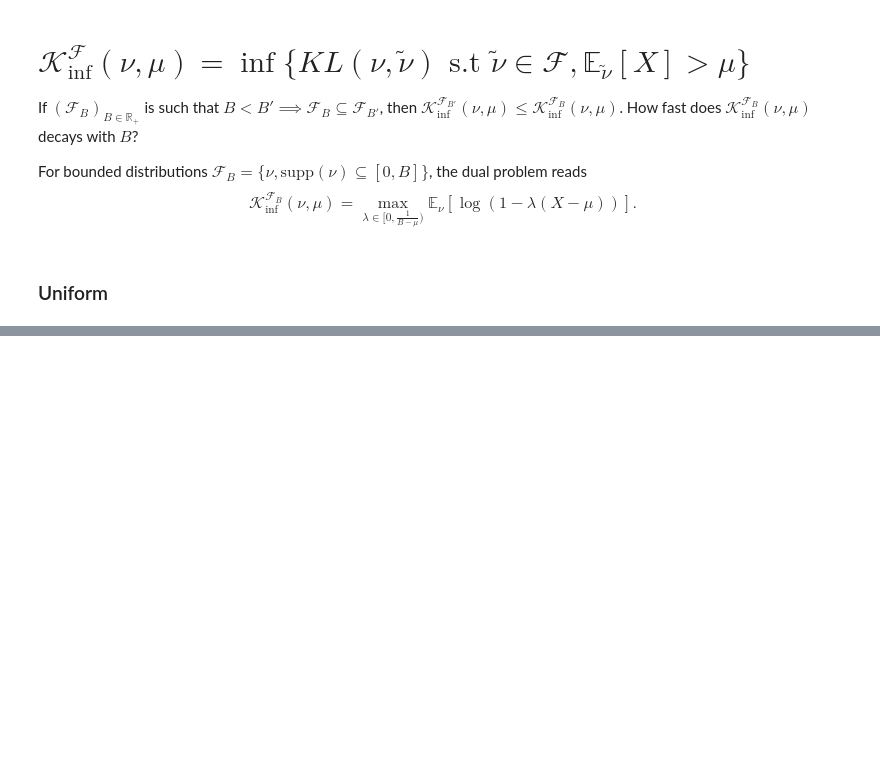
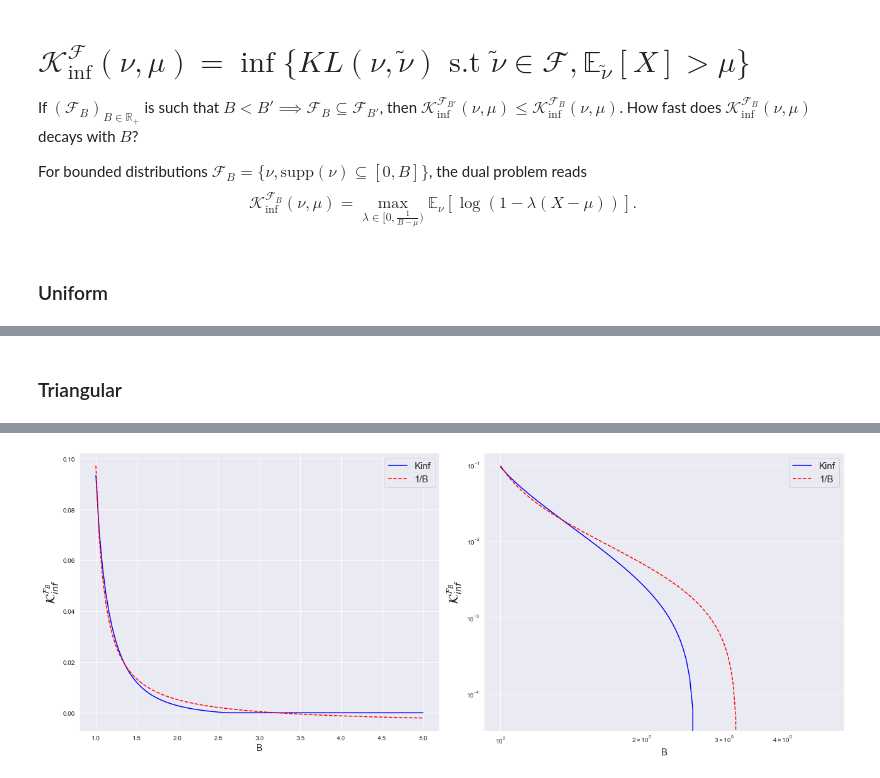
Before and after one commit to sauxpa/ML_101, a Jupyter notebook: k_inf_growth.ipynb, the cells around one changed output, grey strips where cells are left out. Saved outputs shown, nothing was run; the diff lists cells and outputs as text; code cells hidden in the pictures; blank space fills up the shorter version.

Commit message:
add triang

```diff
--- a/k_inf_growth.ipynb
+++ b/k_inf_growth.ipynb
@@ -40,14 +47,9 @@ def Kinf(p, mu, B):
 # %% [markdown]
 ### Uniform
 # %%
-mu = 0.51
+def p(x): return 1
+kinfs = np.array([Kinf(p, mu, b) for b in tqdm(B)])
 
-def p(x): return 1
-B = np.linspace(1, 5, 100)
-kinfs = np.array([Kinf(p, mu, b) for b in B])
-
-def inv_trend(x, a, b, c):
-    return a / (x + b) + c
 popt, _ = curve_fit(inv_trend, B, kinfs, p0=(1.0, 0.0, 0.0))
 fitted_trend = lambda x: inv_trend(x, popt[0], popt[1], popt[2])
 
@@ -74 +77,31 @@ with sns.axes_style('darkgrid'):
 [figure]
+# %% [markdown]
+### Triangular
+# %%
+def p(x):
+    return 4 * np.clip(0.5-np.abs(x-0.5), 0, 1)
+kinfs = np.array([Kinf(p, mu, b) for b in tqdm(B)])
+
+popt, _ = curve_fit(inv_trend, B, kinfs, p0=(1.0, 0.0, 0.0))
+fitted_trend = lambda x: inv_trend(x, popt[0], popt[1], popt[2])
+
+with sns.axes_style('darkgrid'):
+    fig, axes = plt.subplots(figsize=(18, 7), nrows=1, ncols=2)
+
+    ax = axes[0]
+    ax.plot(B, kinfs, color='blue', label='Kinf')
+    ax.plot(B, fitted_trend(B), 'red', linestyle='dashed', label='1/B')
+    ax.legend(loc='upper right', prop={'size': 15})
+    ax.set_xlabel('B', fontsize=15)
+    ax.set_ylabel('$\mathcal{K}_{inf}^{\mathcal{F}_B}$', fontsize=20)
+
+    ax = axes[1]
+    ax.loglog(B, kinfs, color='blue', label='Kinf')
+    ax.loglog(B, fitted_trend(B), 'red', linestyle='dashed', label='1/B')
+    ax.legend(loc='upper right', prop={'size': 15})
+    ax.set_xlabel('B', fontsize=15)
+    ax.set_ylabel('$\mathcal{K}_{inf}^{\mathcal{F}_B}$', fontsize=20)
+
+    plt.tight_layout()
+    plt.show()
+# %% [output]
@@ -74,0 +109 @@ with sns.axes_style('darkgrid'):
+[figure, added]
```
Also changed, not shown: parts of 5 cells of this notebook.
